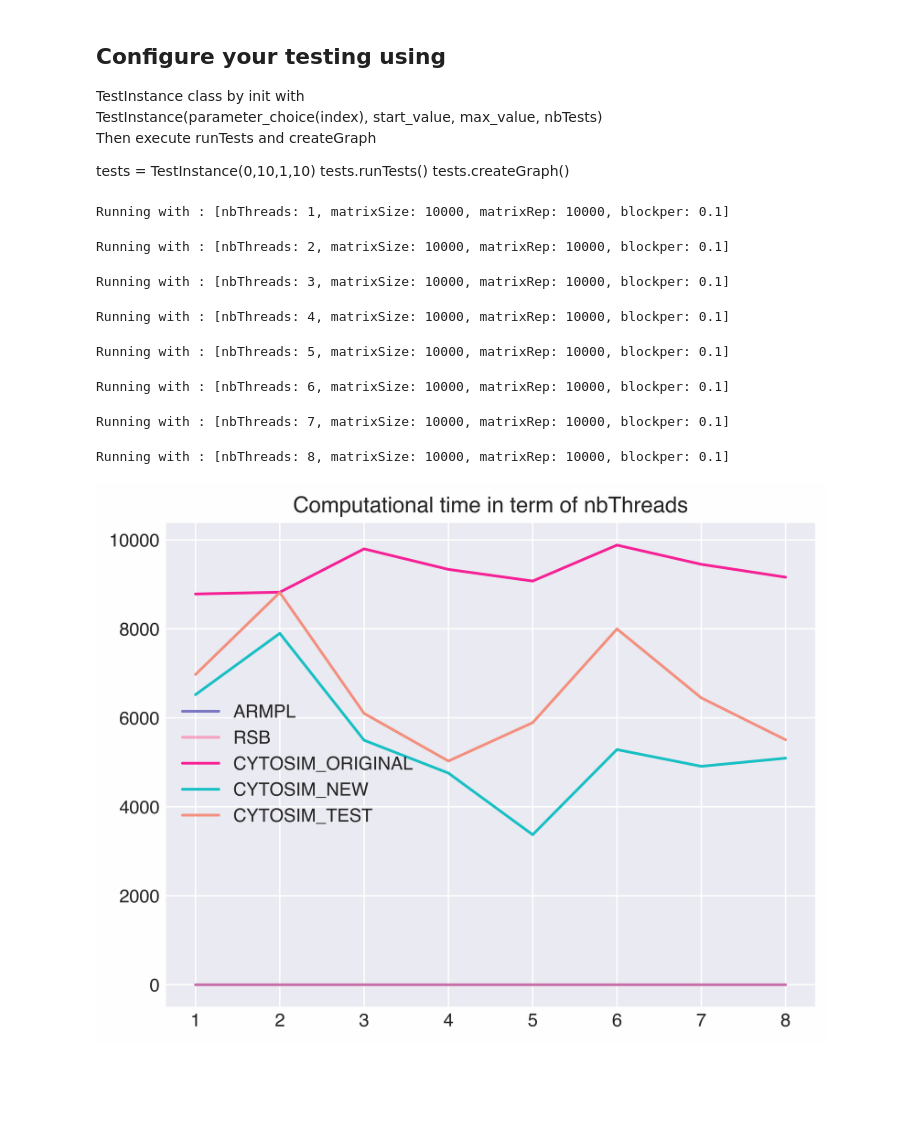
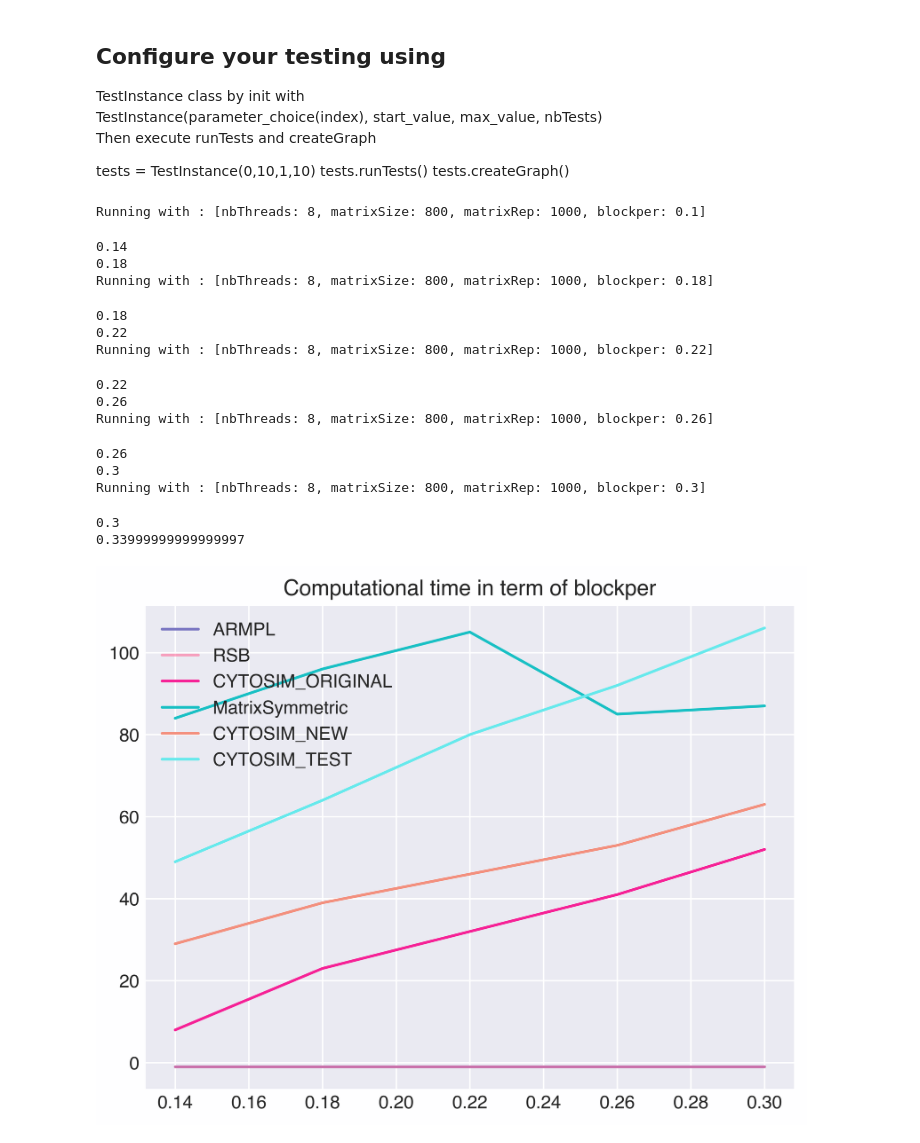
Before and after one commit to EnzoGitMoreau/cleanrepspsm, a Jupyter notebook: testsGenerator.ipynb, the cells around one changed output. Drawn from its saved outputs; the diff is of its cells as text; code cells hidden in the pictures; blank space fills up the shorter version.

```diff
--- a/testsGenerator.ipynb
+++ b/testsGenerator.ipynb
@@ -21,7 +21,7 @@ import subprocess
 import seaborn
 %matplotlib inline
 %config InlineBackend.figure_format='retina'
-plt.style.use('https://github.com/dhaitz/matplotlib-stylesheets/raw/master/pitayasmoothie-light.mplstyle')
+#plt.style.use('https://github.com/dhaitz/matplotlib-stylesheets/raw/master/pitayasmoothie-light.mplstyle')
 import matplotlib.pyplot as plt
 
 #plt.style.use('seaborn')
@@ -71,9 +71,10 @@ class FloatParameter(Parameter):
 			return self.default_value
 		else:
 			self.it+=1
-			self.value = self.default_value + (self.default_value- self.endpoint) * self.it / self.nbSteps
+			self.value = self.default_value - (self.default_value- self.endpoint) * self.it / self.nbSteps
 	def log(self):
-		return self.default_value + (self.default_value- self.endpoint) * self.it / self.nbSteps
+		print(self.default_value - (self.default_value- self.endpoint) * self.it / self.nbSteps)
+		return float(self.default_value - (self.default_value- self.endpoint) * self.it / self.nbSteps)
 
 class TestInstance():
 	executable_path = "tests"
@@ -82,8 +83,8 @@ class TestInstance():
 	varying_param_log = []
 
 	def __init__(self,choice, start_value, max_value, nbTests):
-		self.possible_parameters = [IntParameter("nbThreads", 8), IntParameter("matrixSize", 10000), IntParameter("matrixRep",10000), FloatParameter("blockper", 0.1)]
-		self.algorithms = ["ARMPL","RSB","CYTOSIM_ORIGINAL", "CYTOSIM_NEW" ,"CYTOSIM_TEST"]
+		self.possible_parameters = [IntParameter("nbThreads", 8), IntParameter("matrixSize", 800), IntParameter("matrixRep",1000), FloatParameter("blockper", 0.1)]
+		self.algorithms = ["ARMPL","RSB","CYTOSIM_ORIGINAL","MatrixSymmetric", "CYTOSIM_NEW" ,"CYTOSIM_TEST"]
 		self.choice = choice
 		self.max_value = max_value
 		self.start_value = start_value
@@ -117,29 +118,39 @@ class TestInstance():
 		for algo in self.algorithms:
 			self.results[algo].append(int(res[i]))
 			i+=1
-		self.results[self.variating_parameter.name].append(int(self.variating_parameter.value))
+		self.results[self.variating_parameter.name].append(self.variating_parameter.log())
 	def createGraph(self):
-		if(self.isRun):
-			plt.figure(dpi=500)
-			for algo in self.algorithms:
-				plt.plot(self.results[self.variating_parameter.name], self.results[algo],label=algo)
-				plt.title("Computational time in term of "+self.variating_parameter.name)
-				plt.legend()
-			plt.show()
-		else:
-			raise Exception("Do not run createGraph before runTests")
+			if(self.isRun):
+				plt.figure(dpi=100)
+				for algo in self.algorithms:
+					if(self.results[algo][0] != -1):
+						plt.plot(self.results[self.variating_parameter.name], self.results[algo],label=algo)
+						plt.title("Computational time in term of "+self.variating_parameter.name)
+						plt.legend()
+				plt.xlabel(self.variating_parameter.name)
+				plt.ylabel("Computational time")
+				plt.show()
+			else:
+				raise Exception("Do not run createGraph before runTests")
 # %%
 
-tests = TestInstance(0,1,8,8)
+tests = TestInstance(3,0.1,0.3,5)
 tests.runTests()
 tests.createGraph()
 # %% [output]
-Running with : [nbThreads: 1, matrixSize: 10000, matrixRep: 10000, blockper: 0.1]
+Running with : [nbThreads: 8, matrixSize: 800, matrixRep: 1000, blockper: 0.1]
-Running with : [nbThreads: 2, matrixSize: 10000, matrixRep: 10000, blockper: 0.1]
+0.14
+0.18
+Running with : [nbThreads: 8, matrixSize: 800, matrixRep: 1000, blockper: 0.18]
-Running with : [nbThreads: 3, matrixSize: 10000, matrixRep: 10000, blockper: 0.1]
+0.18
+0.22
+Running with : [nbThreads: 8, matrixSize: 800, matrixRep: 1000, blockper: 0.22]
-Running with : [nbThreads: 4, matrixSize: 10000, matrixRep: 10000, blockper: 0.1]
+0.22
+0.26
+Running with : [nbThreads: 8, matrixSize: 800, matrixRep: 1000, blockper: 0.26]
-Running with : [nbThreads: 5, matrixSize: 10000, matrixRep: 10000, blockper: 0.1]
+0.26
+0.3
+Running with : [nbThreads: 8, matrixSize: 800, matrixRep: 1000, blockper: 0.3]
-Running with : [nbThreads: 6, matrixSize: 10000, matrixRep: 10000, blockper: 0.1]
+0.3
+0.33999999999999997
-Running with : [nbThreads: 7, matrixSize: 10000, matrixRep: 10000, blockper: 0.1]
-Running with : [nbThreads: 8, matrixSize: 10000, matrixRep: 10000, blockper: 0.1]
-[figure, old version]
+[figure, new version]
```
Also changed, not shown: parts of 1 cell of this notebook, 6 other files.
